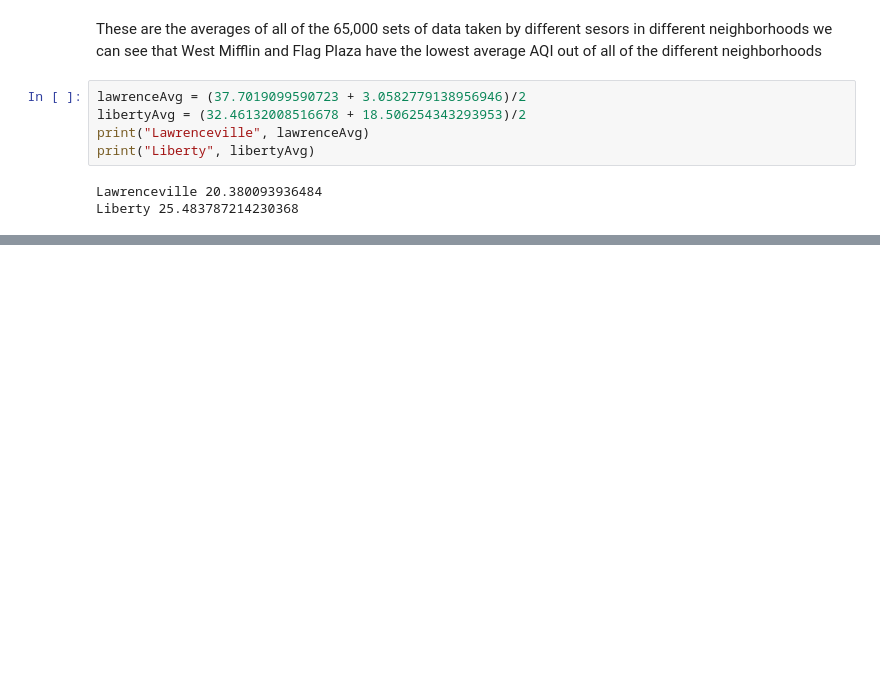
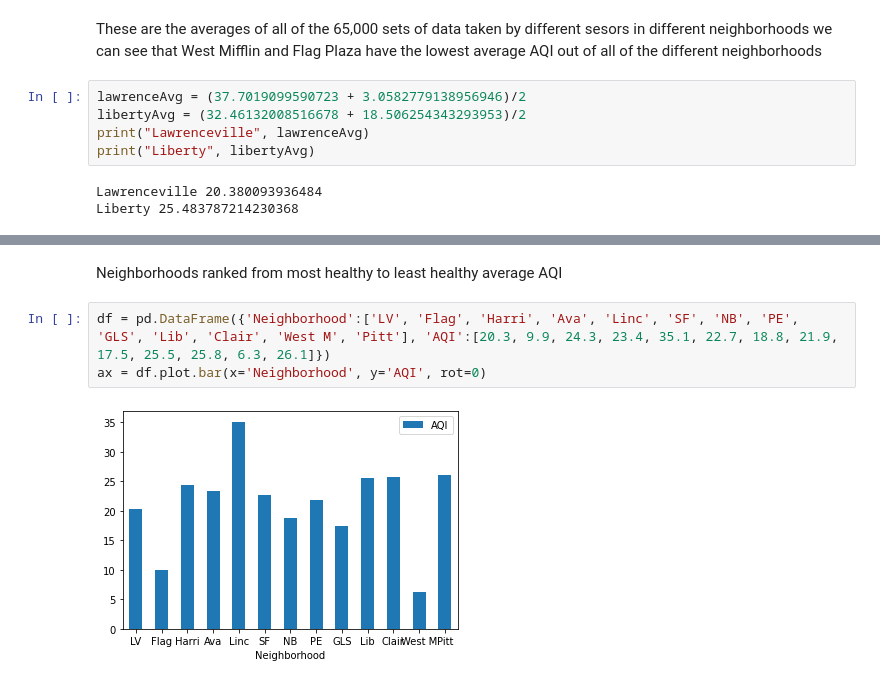
Before and after one commit to pww56/Group-23-Final-Project, a Jupyter notebook: SafestNeighborhood.ipynb, the cells around one changed output, grey strips where cells are left out. Saved outputs shown, nothing was run; the diff lists cells and outputs as text; blank space fills up the shorter version.

```diff
--- a/SafestNeighborhood.ipynb
+++ b/SafestNeighborhood.ipynb
@@ -230,0 +247,7 @@ Liberty 25.483787214230368
+# %% [markdown]
+Neighborhoods ranked from most healthy to least healthy average AQI
+# %%
+df = pd.DataFrame({'Neighborhood':['LV', 'Flag', 'Harri', 'Ava', 'Linc', 'SF', 'NB', 'PE', 'GLS', 'Lib', 'Clair', 'West M', 'Pitt'], 'AQI':[20.3, 9.9, 24.3, 23.4, 35.1, 22.7, 18.8, 21.9, 17.5, 25.5, 25.8, 6.3, 26.1]})
+ax = df.plot.bar(x='Neighborhood', y='AQI', rot=0)
+# %% [output]
+[figure, added]
```
Also changed, not shown: parts of 2 cells of this notebook.
